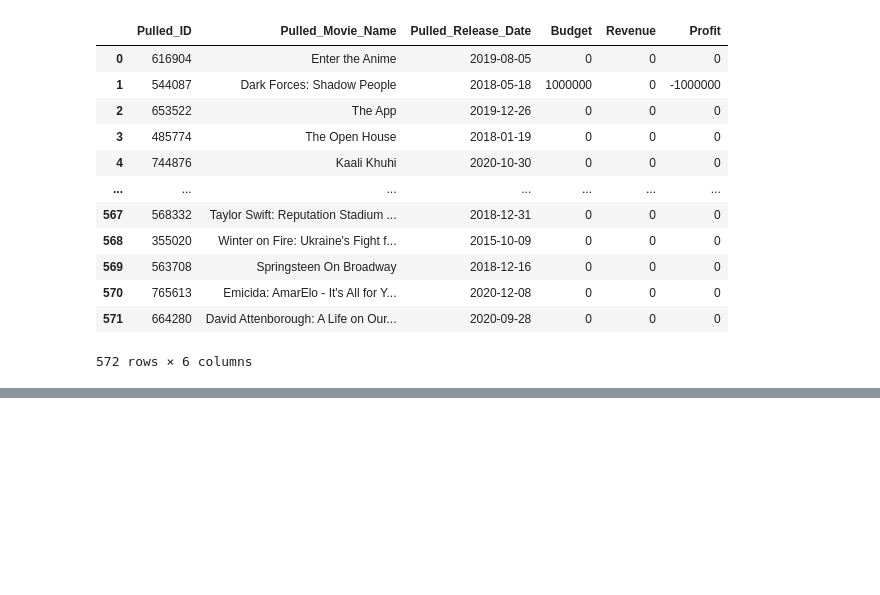
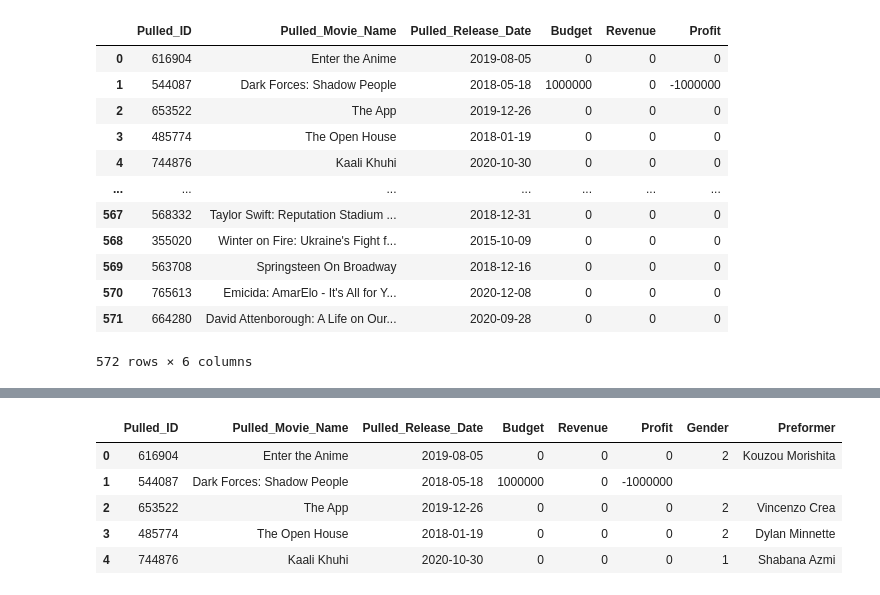
Before and after one commit to Okyere82/Rutgers_DS_Project_2, a Jupyter notebook: Movie_Cleaning.ipynb, the cells around one changed output, grey strips where cells are left out. Drawn from its saved outputs; the diff is of its cells as text; code cells hidden in the pictures; blank space fills up the shorter version.

```diff
--- a/Movie_Cleaning.ipynb
+++ b/Movie_Cleaning.ipynb
@@ -224,0 +228,27 @@ response['revenue']
+# %%
+url = f"https://api.themoviedb.org/3/movie/"
+
+#Created list
+gender = []
+preformer = []
+drop_index = []
+
+#Start for loop to go through each row and retrieve preformer data
+for index, row in pulled_flix_df.iterrows():
+    movie_id = row['Pulled_ID']
+    movie = row['Pulled_Movie_Name']
+    #Build partial query URL
+    query_url = f"{url}{movie_id}/credits?api_key={tmdb_key}"
+    #Response from API requests
+    response = requests.get(query_url).json()
+    try:
+        print(f"The preformer in {movie}, is {response['cast'][0]['name']}. Their gender is characterized as, {response['cast'][0]['gender']}.")
+        if response['cast'][0]['name'] != '':
+            clean_pulled.loc[index,'Preformer'] = response['cast'][0]['name']
+            clean_pulled.loc[index,'Gender'] = response['cast'][0]['gender']
+    except (KeyError, IndexError):
+        drop_index.append(index)
+        print('Missing field/result...skipping.')
+    print('-'*10)
+    time.sleep(1)
+print(f'-----End of Search-----')
@@ -224,0 +273,10 @@ response['revenue']
+# %%
+#Delete the 'performer' field show df
+clean_pulled.head()
+# %% [output]
+|  | Pulled_ID | Pulled_Movie_Name | Pulled_Release_Date | Budget | Revenue | Profit | Gender | Preformer |
+| 0 | 616904 | Enter the Anime | 2019-08-05 | 0 | 0 | 0 | 2 | Kouzou Morishita |
+| 1 | 544087 | Dark Forces: Shadow People | 2018-05-18 | 1000000 | 0 | -1000000 |  |  |
+| 2 | 653522 | The App | 2019-12-26 | 0 | 0 | 0 | 2 | Vincenzo Crea |
+| 3 | 485774 | The Open House | 2018-01-19 | 0 | 0 | 0 | 2 | Dylan Minnette |
+| 4 | 744876 | Kaali Khuhi | 2020-10-30 | 0 | 0 | 0 | 1 | Shabana Azmi |
```
Also changed, not shown: parts of 5 cells of this notebook, 1 other file.
